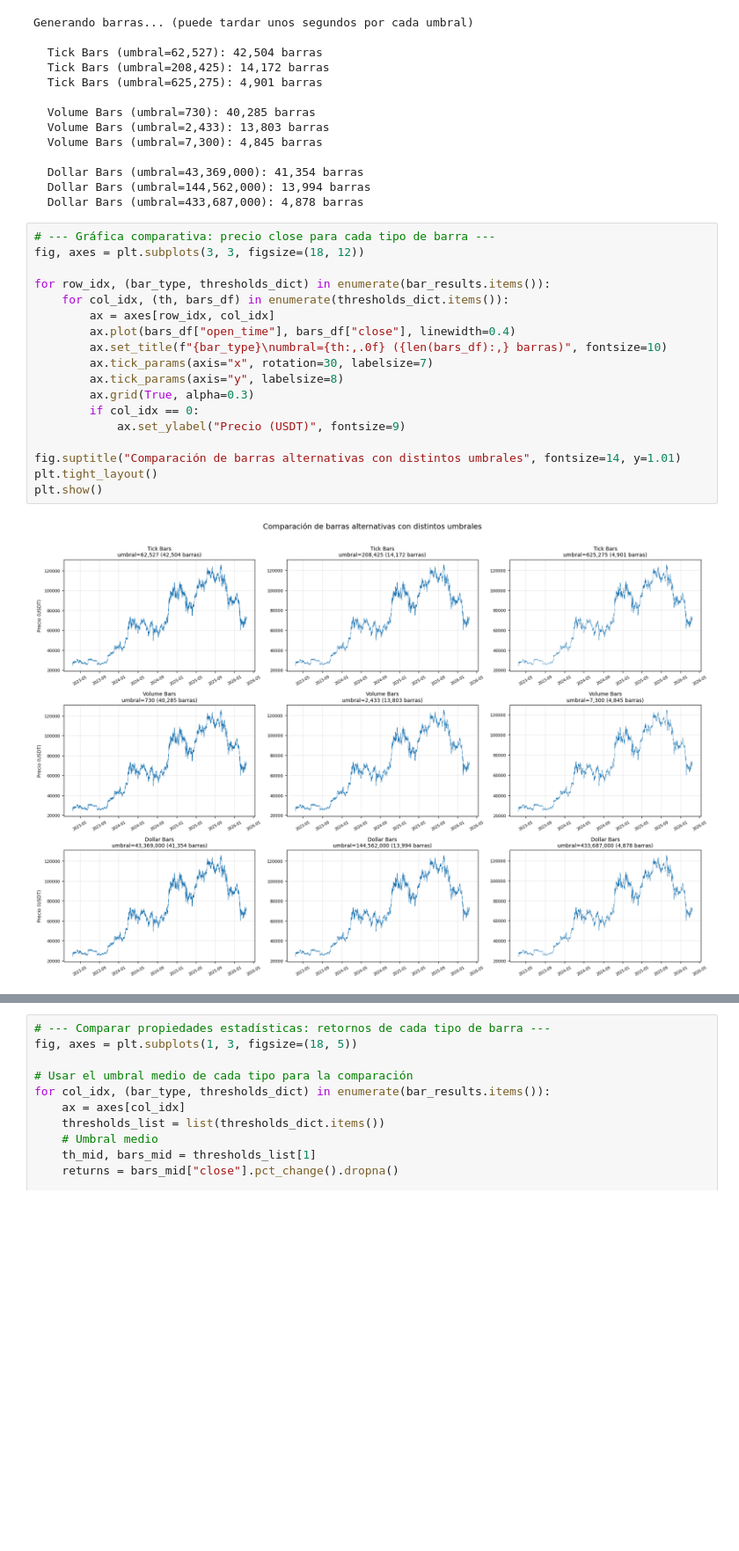
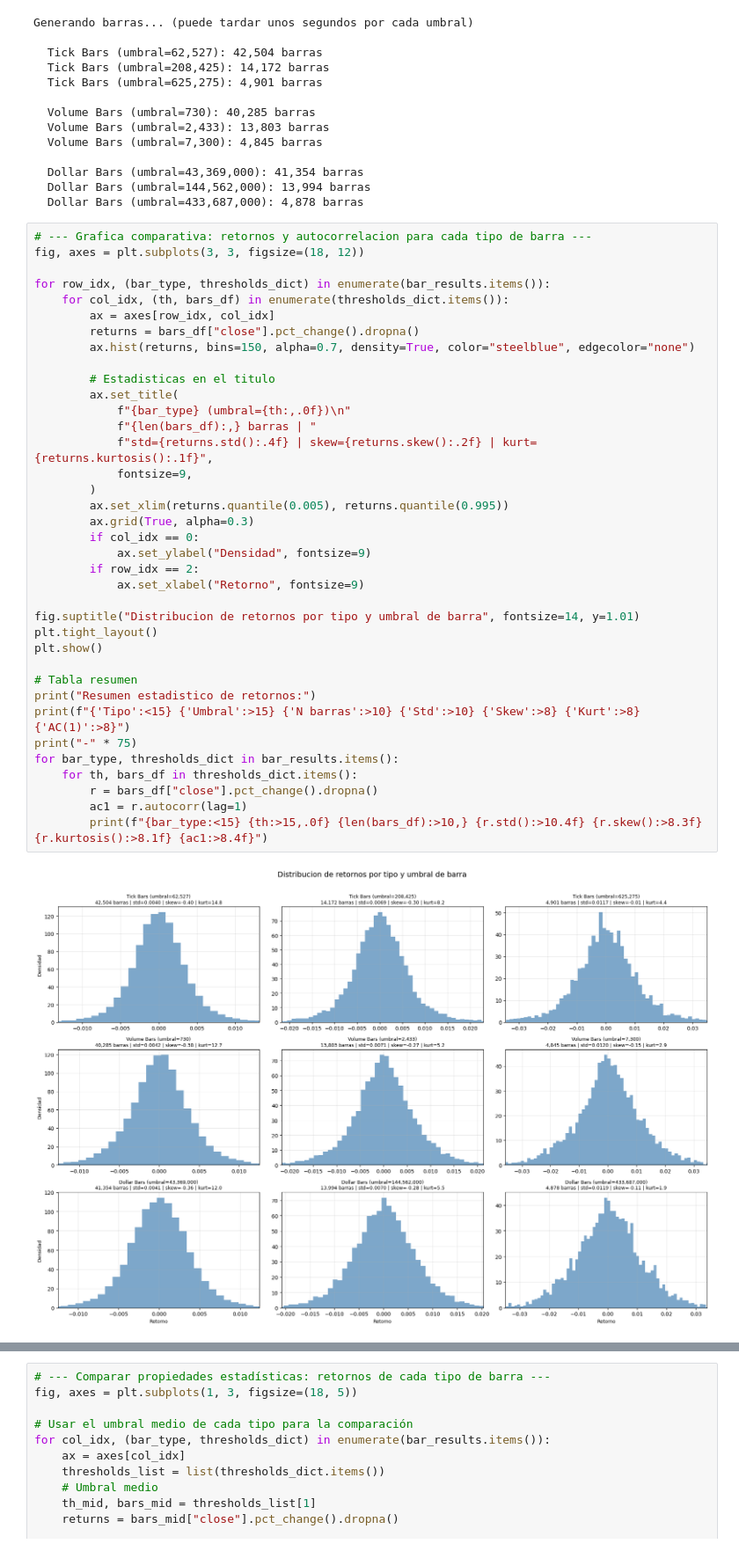
Before and after one commit to joseppsr/Preprocesado_de_datos_financieros_para_ML, a Jupyter notebook: Tarea_preprocesado_datos.ipynb, the cells around one changed output, grey strips where cells are left out. Shown at 88% size. Drawn from its saved outputs; the diff is of its cells as text; blank space fills up the shorter version.

```diff
--- a/Tarea_preprocesado_datos.ipynb
+++ b/Tarea_preprocesado_datos.ipynb
@@ -323,22 +327,41 @@ Generando barras... (puede tardar unos segundos por cada umbral)
   Dollar Bars (umbral=144,562,000): 13,994 barras
   Dollar Bars (umbral=433,687,000): 4,878 barras
 # %%
-# --- Gráfica comparativa: precio close para cada tipo de barra ---
+# --- Grafica comparativa: retornos y autocorrelacion para cada tipo de barra ---
 fig, axes = plt.subplots(3, 3, figsize=(18, 12))
 
 for row_idx, (bar_type, thresholds_dict) in enumerate(bar_results.items()):
     for col_idx, (th, bars_df) in enumerate(thresholds_dict.items()):
         ax = axes[row_idx, col_idx]
-        ax.plot(bars_df["open_time"], bars_df["close"], linewidth=0.4)
-        ax.set_title(f"{bar_type}\numbral={th:,.0f} ({len(bars_df):,} barras)", fontsize=10)
-        ax.tick_params(axis="x", rotation=30, labelsize=7)
-        ax.tick_params(axis="y", labelsize=8)
+        returns = bars_df["close"].pct_change().dropna()
+        ax.hist(returns, bins=150, alpha=0.7, density=True, color="steelblue", edgecolor="none")
+
+        # Estadisticas en el titulo
+        ax.set_title(
+            f"{bar_type} (umbral={th:,.0f})\n"
+            f"{len(bars_df):,} barras | "
+            f"std={returns.std():.4f} | skew={returns.skew():.2f} | kurt={returns.kurtosis():.1f}",
+            fontsize=9,
+        )
+        ax.set_xlim(returns.quantile(0.005), returns.quantile(0.995))
         ax.grid(True, alpha=0.3)
         if col_idx == 0:
-            ax.set_ylabel("Precio (USDT)", fontsize=9)
+            ax.set_ylabel("Densidad", fontsize=9)
+        if row_idx == 2:
+            ax.set_xlabel("Retorno", fontsize=9)
 
-fig.suptitle("Comparación de barras alternativas con distintos umbrales", fontsize=14, y=1.01)
+fig.suptitle("Distribucion de retornos por tipo y umbral de barra", fontsize=14, y=1.01)
 plt.tight_layout()
 plt.show()
+
+# Tabla resumen
+print("Resumen estadistico de retornos:")
+print(f"{'Tipo':<15} {'Umbral':>15} {'N barras':>10} {'Std':>10} {'Skew':>8} {'Kurt':>8} {'AC(1)':>8}")
+print("-" * 75)
+for bar_type, thresholds_dict in bar_results.items():
+    for th, bars_df in thresholds_dict.items():
+        r = bars_df["close"].pct_change().dropna()
+        ac1 = r.autocorr(lag=1)
+        print(f"{bar_type:<15} {th:>15,.0f} {len(bars_df):>10,} {r.std():>10.4f} {r.skew():>8.3f} {r.kurtosis():>8.1f} {ac1:>8.4f}")
 # %% [output]
-[figure, old version]
+[figure, new version]
```
Also changed, not shown: parts of 27 cells of this notebook.
